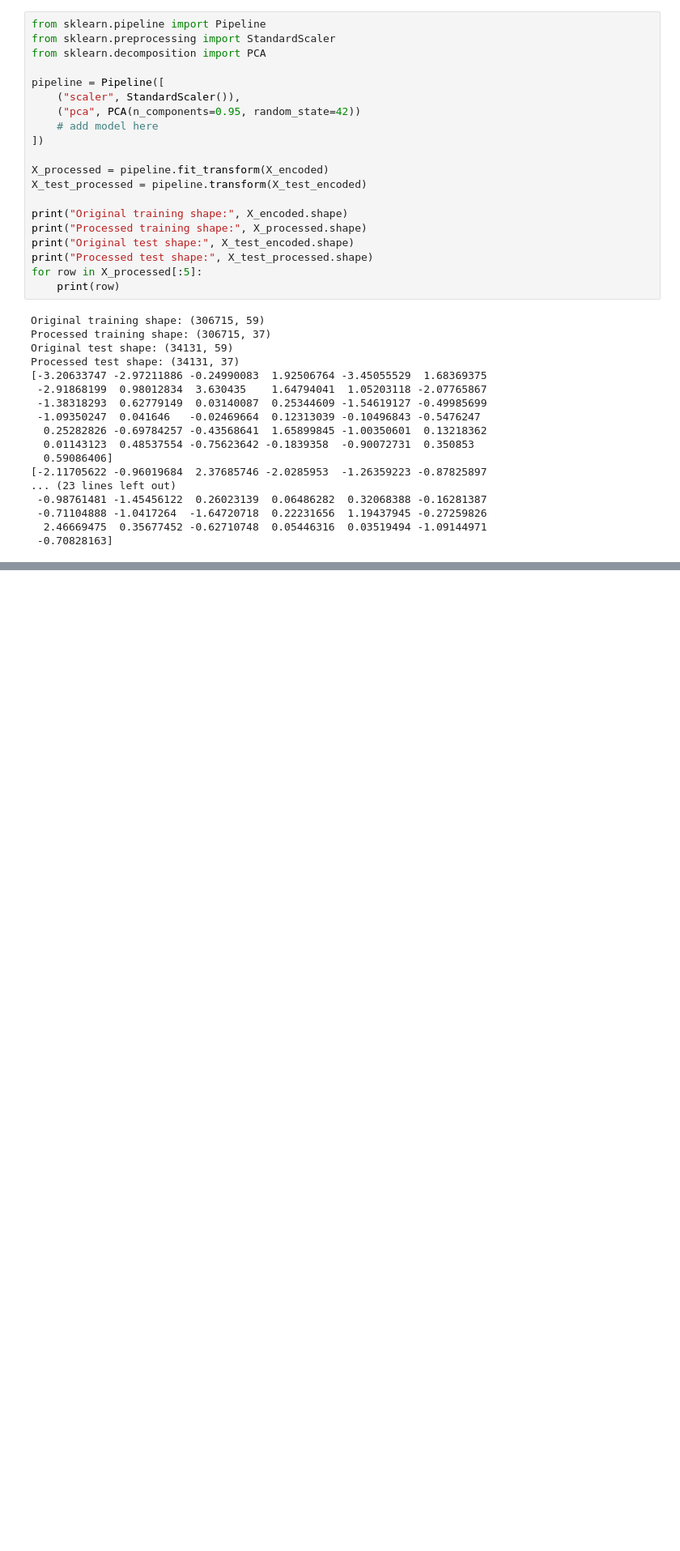
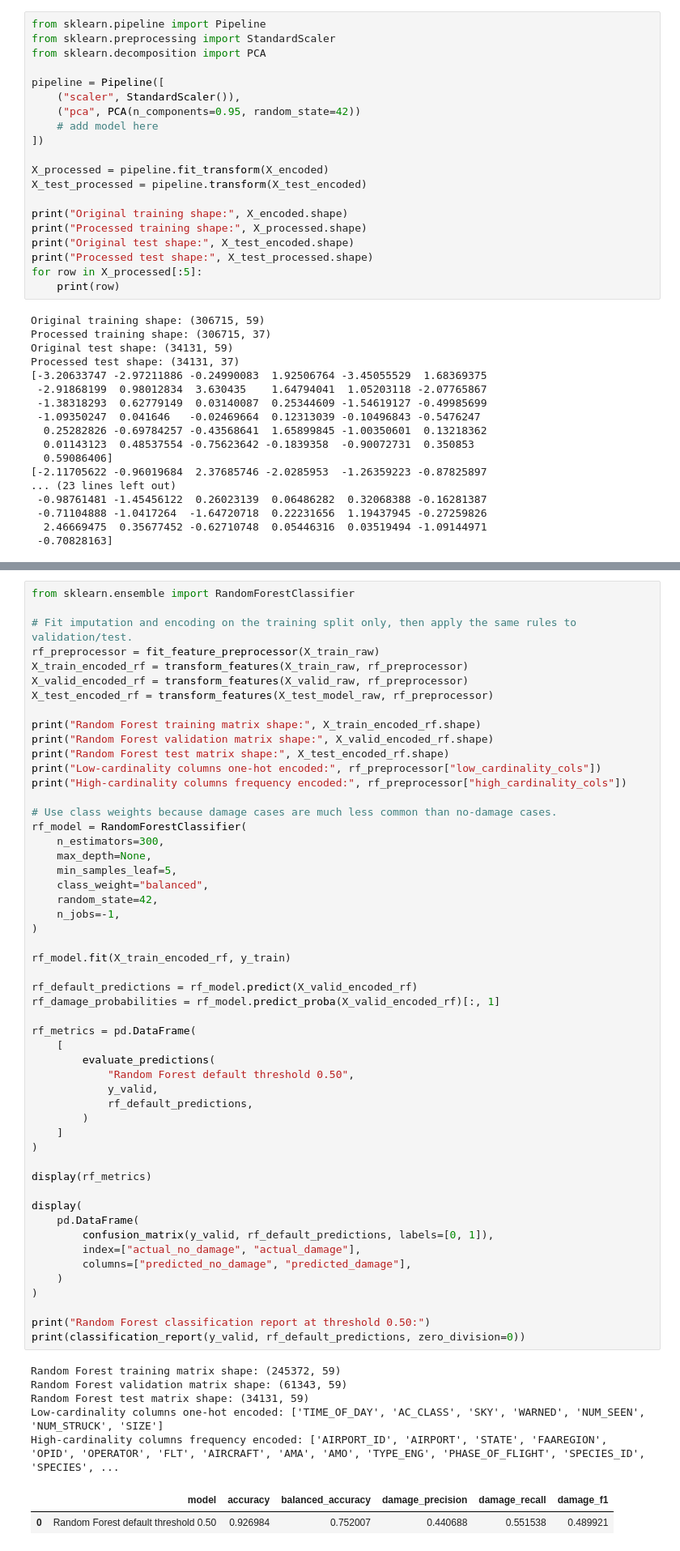
Before and after one commit to tarap123/4-nearest-neighbors, a Jupyter notebook: 4_nearest_neighbors.ipynb, the cells around one changed output, grey strips where cells are left out. Shown at 81% size. Saved outputs shown, nothing was run; the diff lists cells and outputs as text; blank space fills up the shorter version.

```diff
--- a/4_nearest_neighbors.ipynb
+++ b/4_nearest_neighbors.ipynb
@@ -639,0 +756,60 @@ weighted avg       0.93      0.92      0.92     61343
+# %%
+from sklearn.ensemble import RandomForestClassifier
+
+# Fit imputation and encoding on the training split only, then apply the same rules to validation/test.
+rf_preprocessor = fit_feature_preprocessor(X_train_raw)
+X_train_encoded_rf = transform_features(X_train_raw, rf_preprocessor)
+X_valid_encoded_rf = transform_features(X_valid_raw, rf_preprocessor)
+X_test_encoded_rf = transform_features(X_test_model_raw, rf_preprocessor)
+
+print("Random Forest training matrix shape:", X_train_encoded_rf.shape)
+print("Random Forest validation matrix shape:", X_valid_encoded_rf.shape)
+print("Random Forest test matrix shape:", X_test_encoded_rf.shape)
+print("Low-cardinality columns one-hot encoded:", rf_preprocessor["low_cardinality_cols"])
+print("High-cardinality columns frequency encoded:", rf_preprocessor["high_cardinality_cols"])
+
+# Use class weights because damage cases are much less common than no-damage cases.
+rf_model = RandomForestClassifier(
+    n_estimators=300,
+    max_depth=None,
+    min_samples_leaf=5,
+    class_weight="balanced",
+    random_state=42,
+    n_jobs=-1,
+)
+
+rf_model.fit(X_train_encoded_rf, y_train)
+
+rf_default_predictions = rf_model.predict(X_valid_encoded_rf)
+rf_damage_probabilities = rf_model.predict_proba(X_valid_encoded_rf)[:, 1]
+
+rf_metrics = pd.DataFrame(
+    [
+        evaluate_predictions(
+            "Random Forest default threshold 0.50",
+            y_valid,
+            rf_default_predictions,
+        )
+    ]
+)
+
+display(rf_metrics)
+
+display(
+    pd.DataFrame(
+        confusion_matrix(y_valid, rf_default_predictions, labels=[0, 1]),
+        index=["actual_no_damage", "actual_damage"],
+        columns=["predicted_no_damage", "predicted_damage"],
+    )
+)
+
+print("Random Forest classification report at threshold 0.50:")
+print(classification_report(y_valid, rf_default_predictions, zero_division=0))
+# %% [output]
+Random Forest training matrix shape: (245372, 59)
+Random Forest validation matrix shape: (61343, 59)
+Random Forest test matrix shape: (34131, 59)
+Low-cardinality columns one-hot encoded: ['TIME_OF_DAY', 'AC_CLASS', 'SKY', 'WARNED', 'NUM_SEEN', 'NUM_STRUCK', 'SIZE']
+High-cardinality columns frequency encoded: ['AIRPORT_ID', 'AIRPORT', 'STATE', 'FAAREGION', 'OPID', 'OPERATOR', 'FLT', 'AIRCRAFT', 'AMA', 'AMO', 'TYPE_ENG', 'PHASE_OF_FLIGHT', 'SPECIES_ID', 'SPECIES', ...
+|  | model | accuracy | balanced_accuracy | damage_precision | damage_recall | damage_f1 |
+| 0 | Random Forest default threshold 0.50 | 0.926984 | 0.752007 | 0.440688 | 0.551538 | 0.489921 |
```
Also changed, not shown: parts of 15 cells of this notebook, 1 other file.
